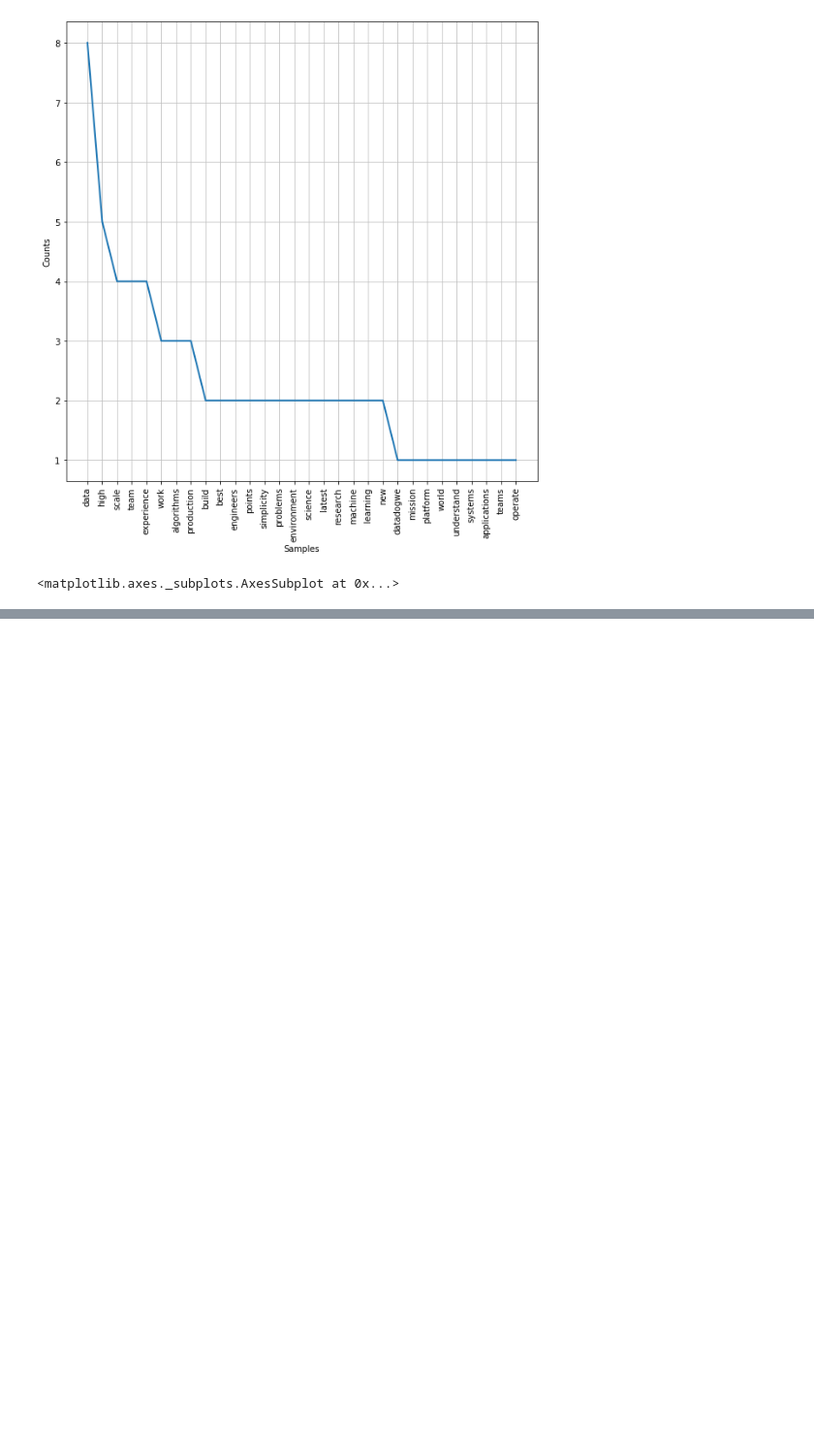
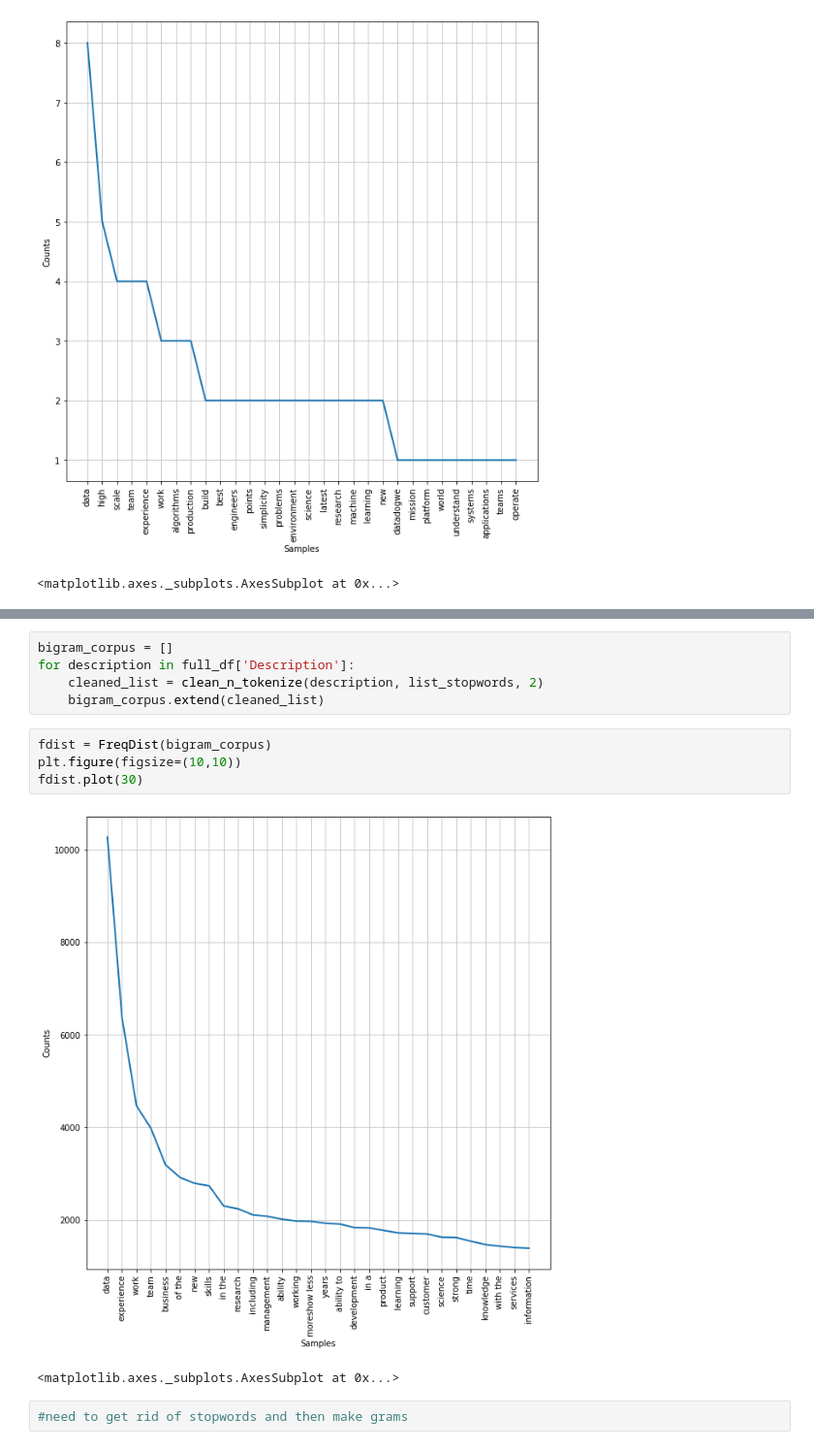
Before and after one commit to rmei97/word_cloud, a Jupyter notebook: analysis.ipynb, the cells around one changed output, grey strips where cells are left out. Shown at 97% size. Saved outputs shown, nothing was run; the diff lists cells and outputs as text; blank space fills up the shorter version.

```diff
--- a/analysis.ipynb
+++ b/analysis.ipynb
@@ -229,0 +220,14 @@ fdist.plot(30)
+# %%
+bigram_corpus = []
+for description in full_df['Description']:
+    cleaned_list = clean_n_tokenize(description, list_stopwords, 2)
+    bigram_corpus.extend(cleaned_list)
+# %%
+fdist = FreqDist(bigram_corpus)
+plt.figure(figsize=(10,10))
+fdist.plot(30)
+# %% [output]
+[figure, added]
+<matplotlib.axes._subplots.AxesSubplot at 0x...>
+# %%
+#need to get rid of stopwords and then make grams
```
Also changed, not shown: parts of 4 cells of this notebook.
